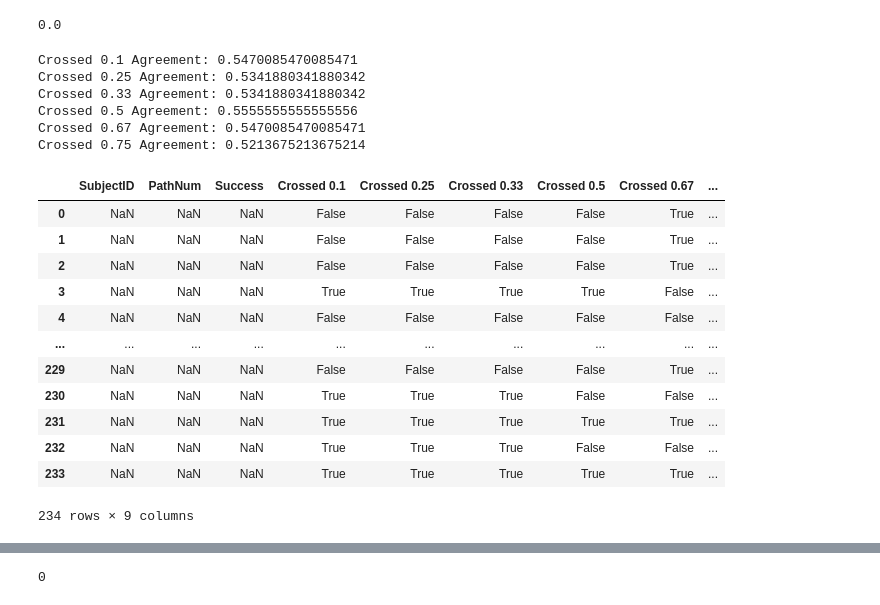
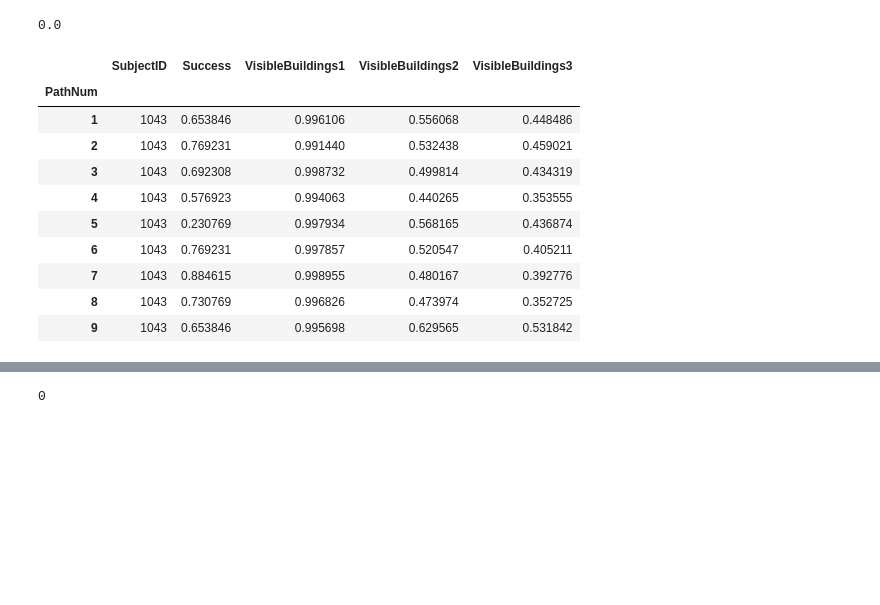
Before and after one commit to lucasessmann/GTA_ET, a Jupyter notebook: PathfindingGraphs.ipynb, the cells around one changed output, grey strips where cells are left out. Cells and saved outputs as stored; diff of their text form; code cells hidden in the pictures; blank space fills up the shorter version.

```diff
--- a/PathfindingGraphs.ipynb
+++ b/PathfindingGraphs.ipynb
@@ -1579,42 +1582,17 @@ triang = plt.imshow(np.ceil(Locations.max())-Locations)
 Locations.min()
 # %% [output]
 0.0
-# %%
-# Analysis of paths crossed vs. triangulation locations
-
-temp_df = pd.DataFrame(index=range(len(paths_crossed)), columns = paths_crossed.columns)
-temp_df.SubjectID = paths_crossed.SubjectID
-for col in cross_thresh_cols:
-    agreement = paths_crossed[col] == paths_crossed.Success
-    temp_df[col] = agreement
-    print("{} Agreement: {}".format(col, agreement.sum()/len(paths_crossed)))
-
-
-x = 0
-
-temp_df
-# Sanity check
-# for idx, col in enumerate(cross_thresh_cols):
-#     for col2 in cross_thresh_cols[idx:]:
-#         check = paths_crossed.loc[(paths_crossed[col] == False) & (paths_crossed[col2] == True)]
-#         print("{}, {}: {}".format(col, col2, "Sane" if len(check)==0 else "Insane"))
-# %% [output]
-Crossed 0.1 Agreement: 0.5470085470085471
-Crossed 0.25 Agreement: 0.5341880341880342
-Crossed 0.33 Agreement: 0.5341880341880342
-Crossed 0.5 Agreement: 0.5555555555555556
-Crossed 0.67 Agreement: 0.5470085470085471
-Crossed 0.75 Agreement: 0.5213675213675214
-|  | SubjectID | PathNum | Success | Crossed 0.1 | Crossed 0.25 | Crossed 0.33 | Crossed 0.5 | Crossed 0.67 | ... |
-| 0 | NaN | NaN | NaN | False | False | False | False | True | ... |
-| 1 | NaN | NaN | NaN | False | False | False | False | True | ... |
-| 2 | NaN | NaN | NaN | False | False | False | False | True | ... |
-| 3 | NaN | NaN | NaN | True | True | True | True | False | ... |
-| 4 | NaN | NaN | NaN | False | False | False | False | False | ... |
-| ... | ... | ... | ... | ... | ... | ... | ... | ... | ... |
-| 229 | NaN | NaN | NaN | False | False | False | False | True | ... |
-| 230 | NaN | NaN | NaN | True | True | True | False | False | ... |
-| 231 | NaN | NaN | NaN | True | True | True | True | True | ... |
-| 232 | NaN | NaN | NaN | True | True | True | False | False | ... |
-| 233 | NaN | NaN | NaN | True | True | True | True | True | ... |
-234 rows × 9 columns
+# %%
+mean
+# %% [output]
+|  | SubjectID | Success | VisibleBuildings1 | VisibleBuildings2 | VisibleBuildings3 |
+| PathNum |  |  |  |  |  |
+| 1 | 1043 | 0.653846 | 0.996106 | 0.556068 | 0.448486 |
+| 2 | 1043 | 0.769231 | 0.991440 | 0.532438 | 0.459021 |
+| 3 | 1043 | 0.692308 | 0.998732 | 0.499814 | 0.434319 |
+| 4 | 1043 | 0.576923 | 0.994063 | 0.440265 | 0.353555 |
+| 5 | 1043 | 0.230769 | 0.997934 | 0.568165 | 0.436874 |
+| 6 | 1043 | 0.769231 | 0.997857 | 0.520547 | 0.405211 |
+| 7 | 1043 | 0.884615 | 0.998955 | 0.480167 | 0.392776 |
+| 8 | 1043 | 0.730769 | 0.996826 | 0.473974 | 0.352725 |
+| 9 | 1043 | 0.653846 | 0.995698 | 0.629565 | 0.531842 |
```
Also changed, not shown: parts of 6 cells of this notebook.
